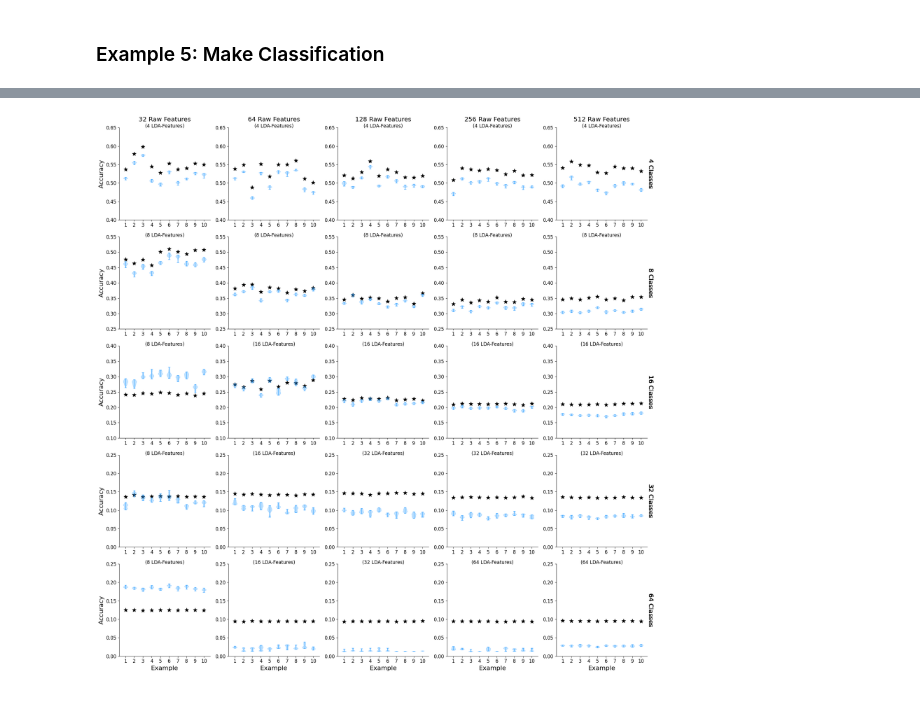
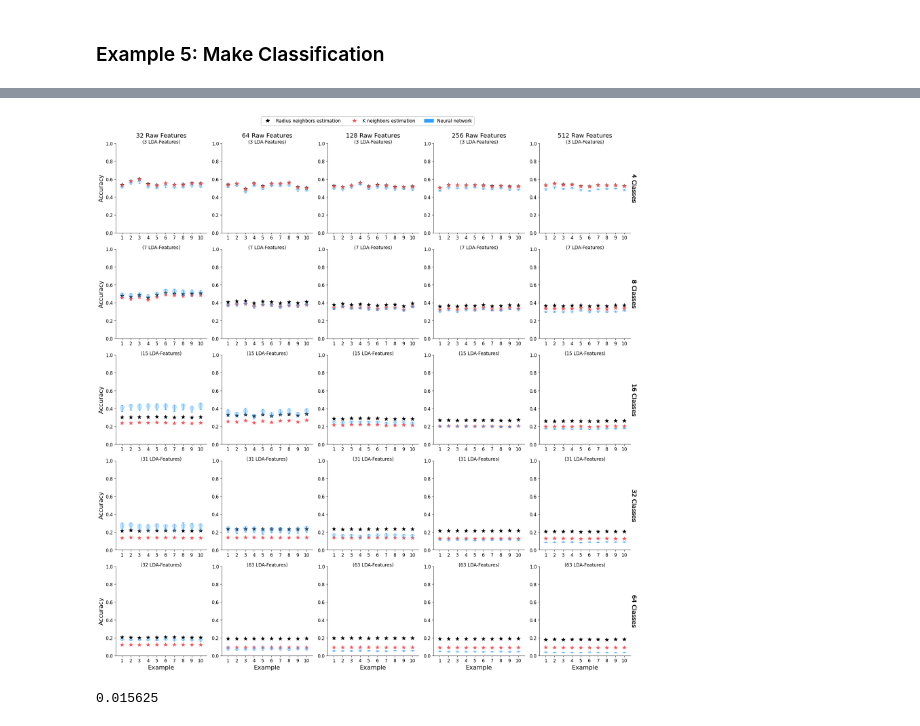
Before and after one commit to Nogarx/the-art-of-misclassification, a Jupyter notebook: figure_many_features.ipynb, the cells around one changed output, grey strips where cells are left out. Drawn from its saved outputs; the diff is of its cells as text; code cells hidden in the pictures.

```diff
--- a/figure_many_features.ipynb
+++ b/figure_many_features.ipynb
@@ -145,11 +167,7 @@ for n_f, n_rf, n_c in tqdm(zip(n_features, n_rel_features, n_classes)):
 	train_accuracies, test_accuracies = [], []
 	for i in range(num_dataset_samples):
 		x_data, y_data, x_train, y_train, x_test, y_test = generate_dataset(num_samples=num_samples, n_features=n_f, rel_features=n_rf, n_classes=n_c, test_ratio=0.5, seed=seeds[i])
-		lda = LinearDiscriminantAnalysis(n_components=min(n_f, n_c-1))
-		lda.fit(x_train, y_train)
-		x_train_transform = lda.transform(x_train)
-		x_test_transform = lda.transform(x_test)
-		train_acc, test_acc = train_mlp(x_train_transform, y_train, x_test_transform, y_test, n_c, num_models=num_models)
+		train_acc, test_acc = train_mlp(x_train, y_train, x_test, y_test, n_c, num_models=num_models)
 		train_accuracies.append(train_acc)
 		test_accuracies.append(test_acc)
 	train_accuracies = np.stack(train_accuracies)
@@ -186,14 +203,0 @@ I0000 00:00:1734207961.282736 1030683 cuda_dnn.cc:529] Loaded cuDNN version 9030
-# %%
-num_dataset_samples = 10
-num_samples = 25000
-n_features = [32,64,128,256,512]
-n_rel_features = [8,16,32,64,128]
-n_classes = 5 * [4]
-num_models = 10
-data_path = './data/large_classification'
-
-for n_f, n_rf, n_c in tqdm(zip(n_features, n_rel_features, n_classes)):
-
-	classificabilities = np.load(os.path.join(data_path, f'classificabilities_f_{n_f}_rf_{n_rf}_c_{n_c}.npy'))
-	train_accuracies = np.load(os.path.join(data_path, f'train_f_{n_f}_rf_{n_rf}_c_{n_c}.npy'))
-	test_accuracies = np.load(os.path.join(data_path, f'test_f_{n_f}_rf_{n_rf}_c_{n_c}.npy'))
@@ -200,18 +231,26 @@ for n_f, n_rf, n_c in tqdm(zip(n_features, n_rel_features, n_classes)):
 # %%
 fig, ax = plt.subplots(5,5, figsize=(5*4,5*4))
 pos = np.arange(10) * 2
-lims = [[0.4,0.65],[0.25,0.55],[0.1,0.4],[0.0,0.25],[0.0,0.25]]
+#lims = [[0.4,0.7],[0.25,0.65],[0.1,0.5],[0.0,0.3],[0.0,0.3]]
+lims = [[0,1],[0,1],[0,1],[0,1],[0,1]]
 
 for idx, (n_f, n_rf, n_c) in enumerate(zip(n_features, n_rel_features, n_classes)):
 
-	classificabilities = np.load(os.path.join(data_path, f'classificabilities_f_{n_f}_rf_{n_rf}_c_{n_c}.npy'))
+	classificabilities = np.load(os.path.join(data_path, f'classificabilities_r_f_{n_f}_rf_{n_rf}_c_{n_c}.npy'))
 	train_accuracies = np.load(os.path.join(data_path, f'train_f_{n_f}_rf_{n_rf}_c_{n_c}.npy'))
 	test_accuracies = np.load(os.path.join(data_path, f'test_f_{n_f}_rf_{n_rf}_c_{n_c}.npy'))
 
 	c_pos = pos
+
 	ax[idx//5, idx%5].scatter(c_pos, classificabilities[:,0], color='k', marker='*', s=100)
+
+	classificabilities = np.load(os.path.join(data_path, f'classificabilities_f_{n_f}_rf_{n_rf}_c_{n_c}.npy'))
+	ax[idx//5, idx%5].scatter(c_pos, classificabilities[:,2], color=model_colors[1], marker='*', s=100)
+
 	#ax[idx//5, idx%5].scatter(c_pos, classificabilities[:,1], color='r', marker='*', s=100)
-	#ax[idx//5, idx%5].scatter(c_pos, classificabilities[:,2], color='b', marker='*', s=100)
+	#ax[idx//5, idx%5].scatter(c_pos, classificabilities[:,2], color='g', marker='*', s=100)
+	#ax[idx//5, idx%5].scatter(c_pos, classificabilities[:,3], color='b', marker='*', s=100)
+	#ax[idx//5, idx%5].scatter(c_pos, classificabilities[:,4], color='c', marker='*', s=100)
 
 	parts = ax[idx//5, idx%5].violinplot([test_accuracies[i,:,-10:].reshape(-1) for i in range(10)], positions=pos, widths=1)
 	for pc in parts['bodies']:
@@ -223,17 +262,6 @@ for idx, (n_f, n_rf, n_c) in enumerate(zip(n_features, n_rel_features, n_classes
 		vp.set_edgecolor(model_colors[0])
 		vp.set_linewidth(1)
 
-	if False:
-		parts = ax[idx//5, idx%5].violinplot([test_accuracies[i,:,-10:].reshape(-1) for i in range(10)], positions=pos+1, widths=1)
-		for pc in parts['bodies']:
-			pc.set_facecolor(model_colors[1])
-			pc.set_edgecolor(model_colors[1])
-			pc.set_alpha(0.3)
-		for partname in ('cbars','cmins','cmaxes'):
-			vp = parts[partname]
-			vp.set_edgecolor(model_colors[1])
-			vp.set_linewidth(1)
-
 	for i, f, rf in zip(range(5), [32,64,128,256,512], [8,16,32,64,128]):
 		ax[0, i].set_title(f'{f} Raw Features', fontsize=MEDIUM_SIZE)
 		ax[4, i].set_xlabel('Example')
@@ -241,33 +269,45 @@ for idx, (n_f, n_rf, n_c) in enumerate(zip(n_features, n_rel_features, n_classes
 	ax[idx//5, idx%5].set_ylim(lims[idx//5][0],lims[idx//5][1])
 
 	aux_ax = ax[idx//5, idx%5].twiny()
-	aux_ax.set_xlabel(f'({min(n_rf,n_c)} LDA-Features)', fontsize=SMALL_SIZE, labelpad=0)
+	aux_ax.set_xlabel(f'({min(n_f,n_c-1)} LDA-Features)', fontsize=SMALL_SIZE, labelpad=0)
 	aux_ax.spines['top'].set_visible(False)
 	aux_ax.spines['right'].set_visible(False)
 	aux_ax.spines['bottom'].set_visible(False)
 	aux_ax.spines['left'].set_visible(False)
 	aux_ax.set_xticks([])
 	aux_ax.set_xticklabels([])
 	ax[4, i].set_xlabel('Example')
 
 	for i, c in zip(range(5), [4, 8, 16, 32, 64]):
 		aux_ax = ax[i, 4].twinx()
 		aux_ax.set_ylabel(f'{c} Classes', fontsize=MEDIUM_SIZE, rotation=270, labelpad=15)
 		aux_ax.spines['top'].set_visible(False)
 		aux_ax.spines['right'].set_visible(False)
 		aux_ax.spines['bottom'].set_visible(False)
 		aux_ax.spines['left'].set_visible(False)
 		aux_ax.set_yticks([])
 		aux_ax.set_yticklabels([])
 		ax[i, 0].set_ylabel('Accuracy')
 
 	for i in range(25):
 		ax[i//5, i%5].set_xticks(np.arange(10)*2, np.arange(10)+1)
 		ax[i//5, i%5].spines['top'].set_visible(False)
 		ax[i//5, i%5].spines['right'].set_visible(False)
 
+	from matplotlib.lines import Line2D
+	from matplotlib.patches import Patch
+
+	legend_elements = [Line2D([], [], color='k', marker='*', linestyle='None', markersize=10, label='Radius neighbors estimation'),
+					   Line2D([], [], color=model_colors[1], marker='*', linestyle='None', markersize=10, label='K neighbors estimation'),
+					   Patch(facecolor=model_colors[0], edgecolor=model_colors[0], label='Neural network')]
+	legend = fig.legend(handles=legend_elements, ncols=3, bbox_to_anchor=(0.5, 1.025), loc='upper center')
+
 plt.tight_layout()
-plt.savefig('./images/dataset_madelon.png', dpi=300)
+plt.savefig('./images/dataset_madelon.png', dpi=300, bbox_extra_artists=(legend,), bbox_inches='tight')
 plt.show()
 # %% [output]
-[figure, old version]
+[figure, new version]
+# %%
+1/64
+# %% [output]
+0.015625
```
Also changed, not shown: parts of 8 cells of this notebook, 20 other files.
